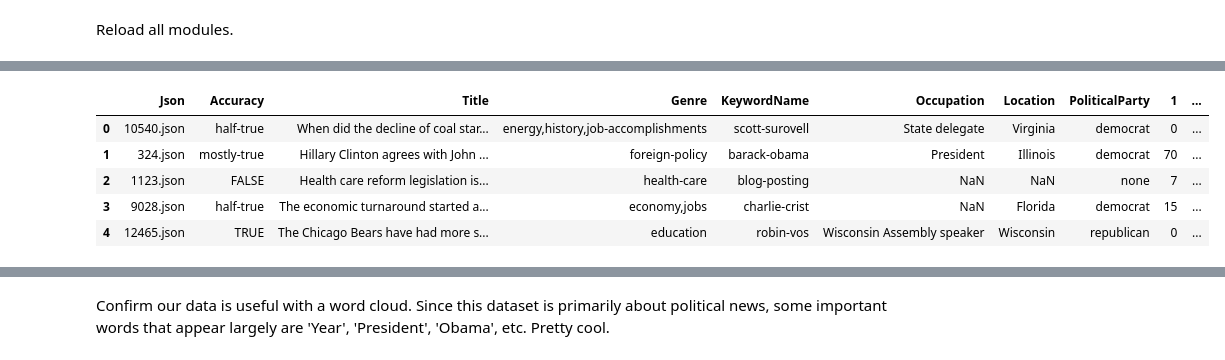
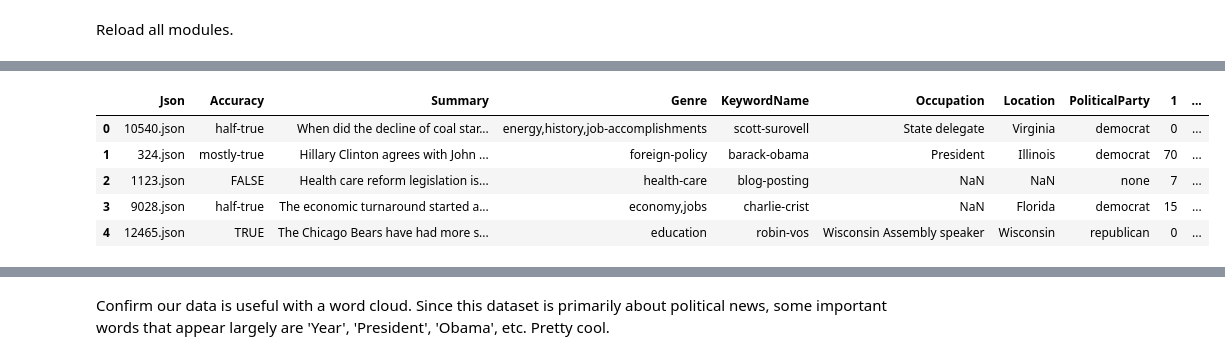
Before and after one commit to samanthaklee/naturalLanguageProcessing-, a Jupyter notebook: fakeNewsPrediction.ipynb, the cells around one changed output, grey strips where cells are left out. Saved outputs shown, nothing was run; the diff lists cells and outputs as text; code cells hidden in the pictures.

```diff
--- a/fakeNewsPrediction.ipynb
+++ b/fakeNewsPrediction.ipynb
@@ -65,13 +59,14 @@ ImportError: No module named 'gensim'
 # %%
 newsPred = pd.read_csv('factCheck.csv')
-newsPred.columns = ['Json', 'Accuracy', 'Title', 'Genre', 'KeywordName', 'Occupation', 'Location', 'PoliticalParty',
+newsPred.columns = ['Json', 'Accuracy', 'Summary', 'Genre', 'KeywordName', 'Occupation', 'Location', 'PoliticalParty',
                     '1', '2', '3', '4', '5', 'Source', 'Url']
 
 newsPred.head()
+#newsPred = pd.DataFrame(newsPred)
 #separate the third column (title - our predictor)
 #articleTitle = newsPred[newsPred.columns[2]]
 # %% [output]
-|  | Json | Accuracy | Title | Genre | KeywordName | Occupation | Location | PoliticalParty | 1 | ... |
+|  | Json | Accuracy | Summary | Genre | KeywordName | Occupation | Location | PoliticalParty | 1 | ... |
 | 0 | 10540.json | half-true | When did the decline of coal star... | energy,history,job-accomplishments | scott-surovell | State delegate | Virginia | democrat | 0 | ... |
 | 1 | 324.json | mostly-true | Hillary Clinton agrees with John ... | foreign-policy | barack-obama | President | Illinois | democrat | 70 | ... |
 | 2 | 1123.json | FALSE | Health care reform legislation is... | health-care | blog-posting | NaN | NaN | none | 7 | ... |
```
Also changed, not shown: parts of 12 cells of this notebook, 4 other files.
